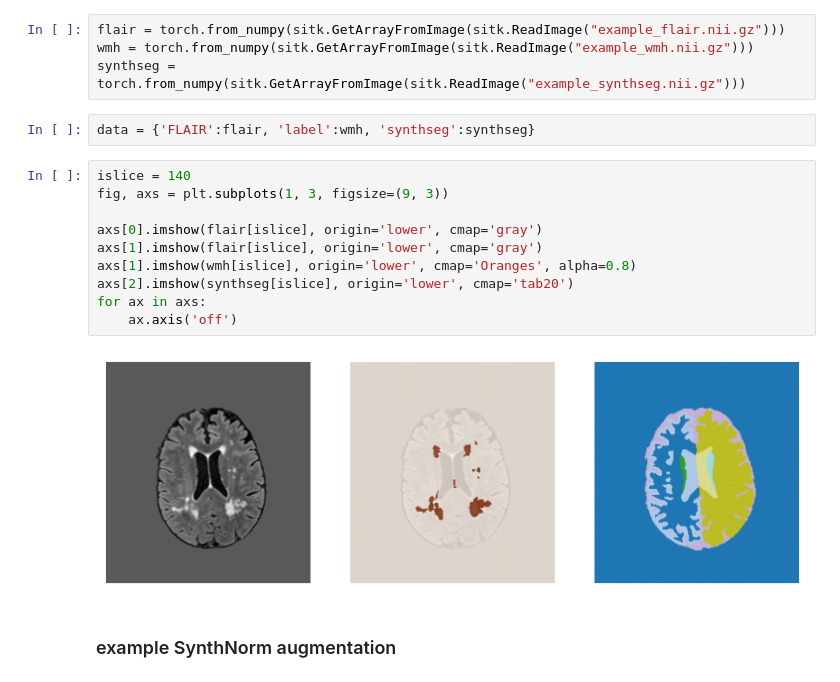
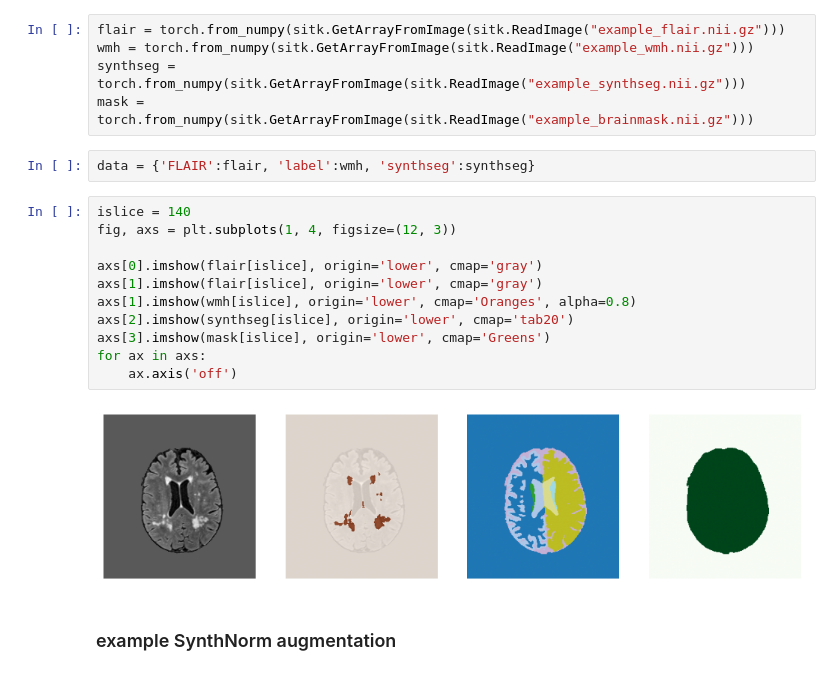
Before and after one commit to BenjaminPhi5/SynthNorm-augmentation, a Jupyter notebook: Demo.ipynb, the cells around one changed output. Drawn from its saved outputs; the diff is of its cells as text.

```diff
--- a/Demo.ipynb
+++ b/Demo.ipynb
@@ -11,20 +12,22 @@ from synthnormaug.synthetic_intensity_augmentation import SyntheticGMMAugmentati
 flair = torch.from_numpy(sitk.GetArrayFromImage(sitk.ReadImage("example_flair.nii.gz")))
 wmh = torch.from_numpy(sitk.GetArrayFromImage(sitk.ReadImage("example_wmh.nii.gz")))
 synthseg = torch.from_numpy(sitk.GetArrayFromImage(sitk.ReadImage("example_synthseg.nii.gz")))
+mask = torch.from_numpy(sitk.GetArrayFromImage(sitk.ReadImage("example_brainmask.nii.gz")))
 # %%
 data = {'FLAIR':flair, 'label':wmh, 'synthseg':synthseg}
 # %%
 islice = 140
-fig, axs = plt.subplots(1, 3, figsize=(9, 3))
+fig, axs = plt.subplots(1, 4, figsize=(12, 3))
 
 axs[0].imshow(flair[islice], origin='lower', cmap='gray')
 axs[1].imshow(flair[islice], origin='lower', cmap='gray')
 axs[1].imshow(wmh[islice], origin='lower', cmap='Oranges', alpha=0.8)
 axs[2].imshow(synthseg[islice], origin='lower', cmap='tab20')
+axs[3].imshow(mask[islice], origin='lower', cmap='Greens')
 for ax in axs:
     ax.axis('off')
 # %% [output]
-[figure, old version]
+[figure, new version]
 # %% [markdown]
 ### example SynthNorm augmentation
 # %%
```
Also changed, not shown: parts of 9 cells of this notebook, 2 other files.
